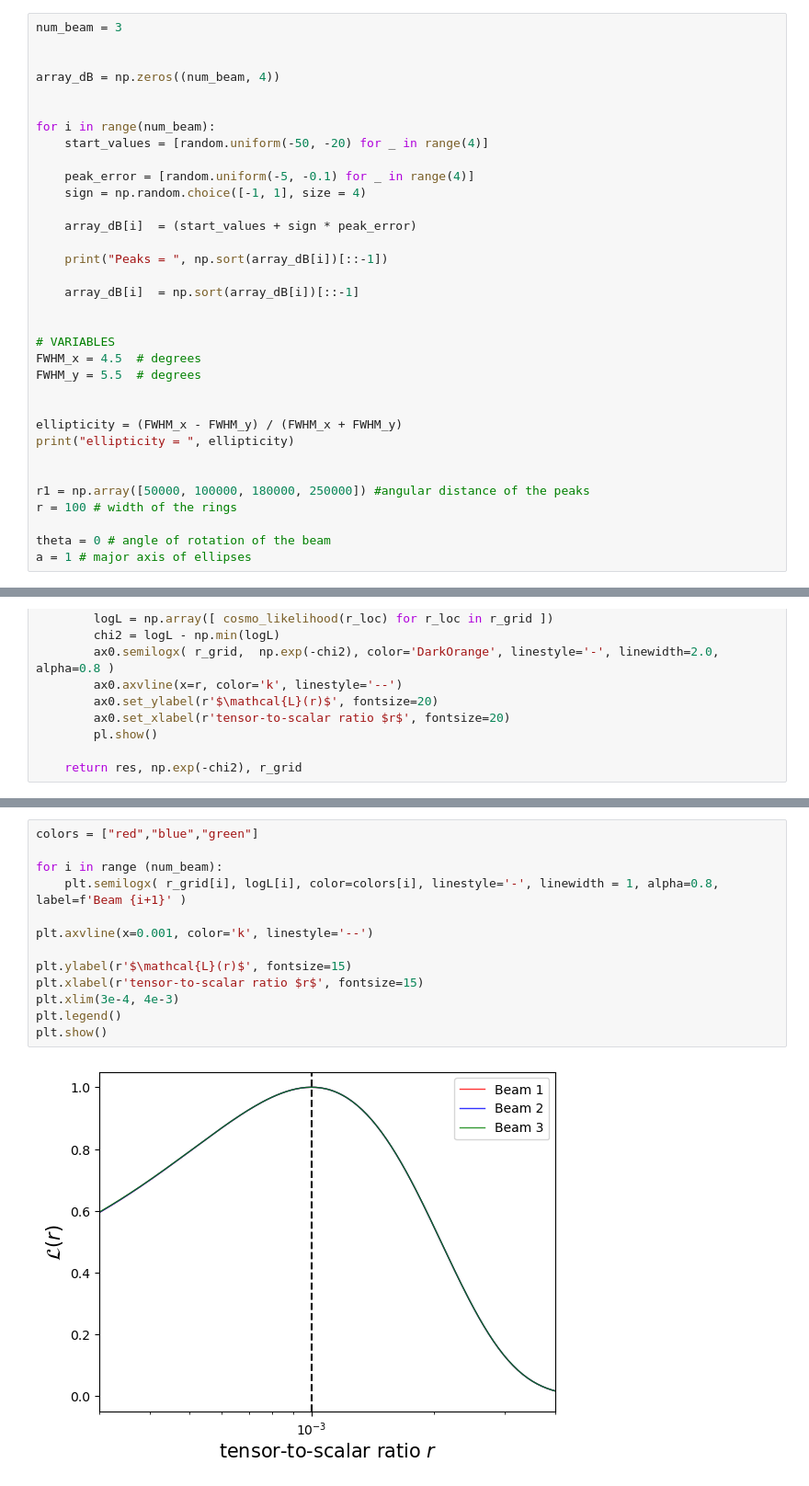
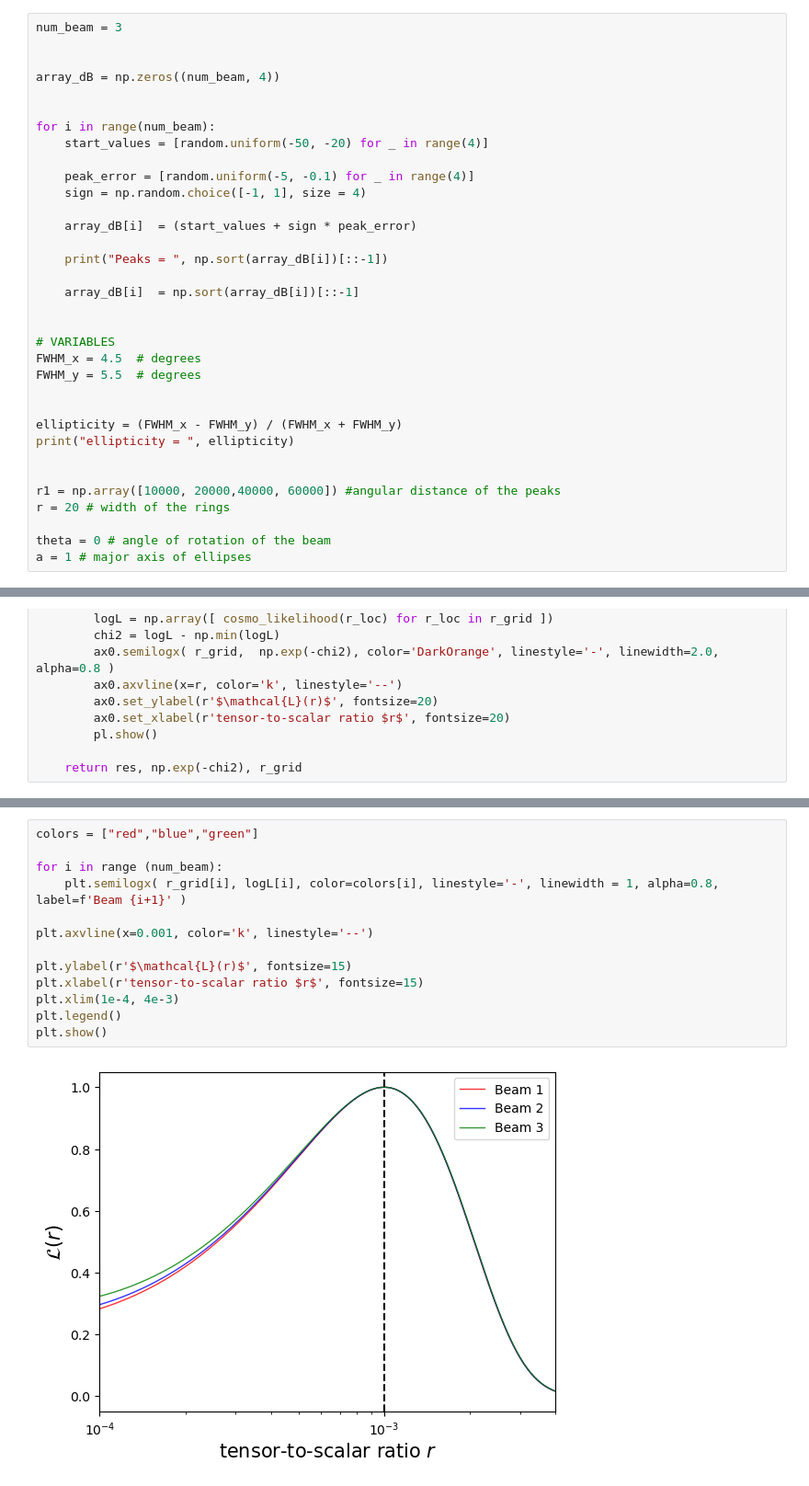
Before and after one commit to racheleguidettii/MastersThesis, a Jupyter notebook: PySMmaps/Patch_Beam_altezza.ipynb, the cells around one changed output, grey strips where cells are left out. Shown at 92% size. Saved outputs shown, nothing was run; the diff lists cells and outputs as text.

```diff
--- a/PySMmaps/Patch_Beam_altezza.ipynb
+++ b/PySMmaps/Patch_Beam_altezza.ipynb
@@ -249,8 +249,8 @@ ellipticity = (FWHM_x - FWHM_y) / (FWHM_x + FWHM_y)
 print("ellipticity = ", ellipticity)
 
 
-r1 = np.array([50000, 100000, 180000, 250000]) #angular distance of the peaks
-r = 100 # width of the rings
+r1 = np.array([10000, 20000,40000, 60000]) #angular distance of the peaks
+r = 20 # width of the rings
 
 theta = 0 # angle of rotation of the beam
 a = 1 # major axis of ellipses
@@ -993,15 +993,15 @@ Simulation 3 --> r = 0.00099999434, sigma_r = 0.0022827918531
 # %%
 colors = ["red","blue","green"]
 
 for i in range (num_beam):
     plt.semilogx( r_grid[i], logL[i], color=colors[i], linestyle='-', linewidth = 1, alpha=0.8, label=f'Beam {i+1}' )
 
 plt.axvline(x=0.001, color='k', linestyle='--')
 
 plt.ylabel(r'$\mathcal{L}(r)$', fontsize=15)
 plt.xlabel(r'tensor-to-scalar ratio $r$', fontsize=15)
-plt.xlim(3e-4, 4e-3)
+plt.xlim(1e-4, 4e-3)
 plt.legend()
 plt.show()
 # %% [output]
-[figure, old version]
+[figure, new version]
```
Also changed, not shown: parts of 8 cells of this notebook.
